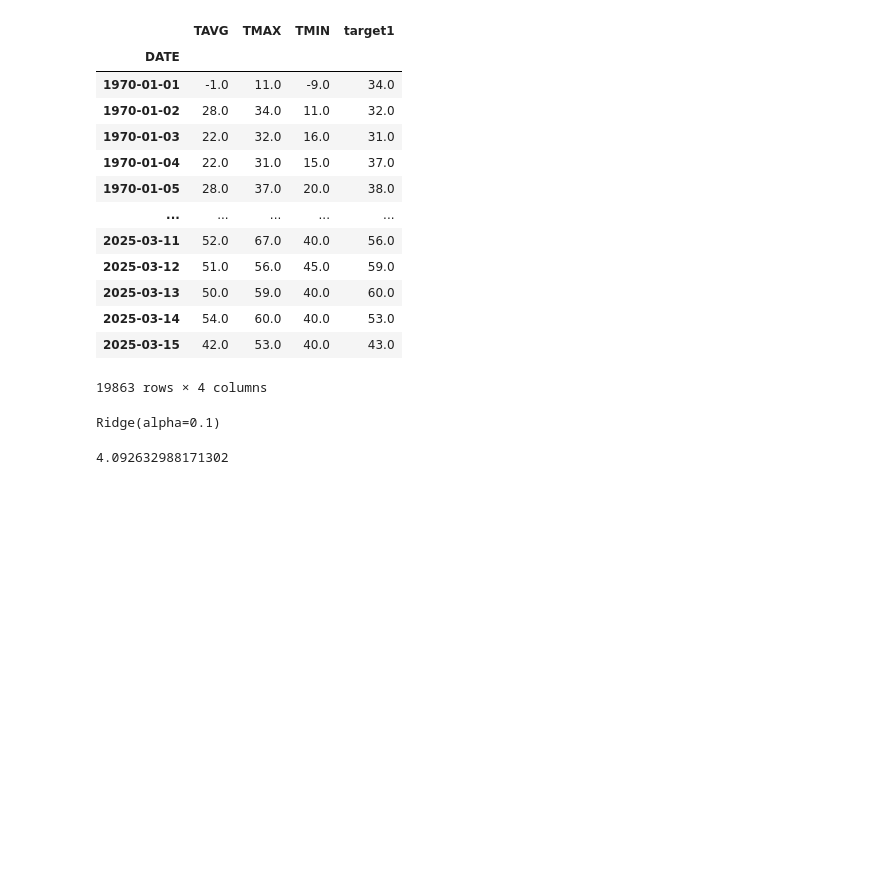
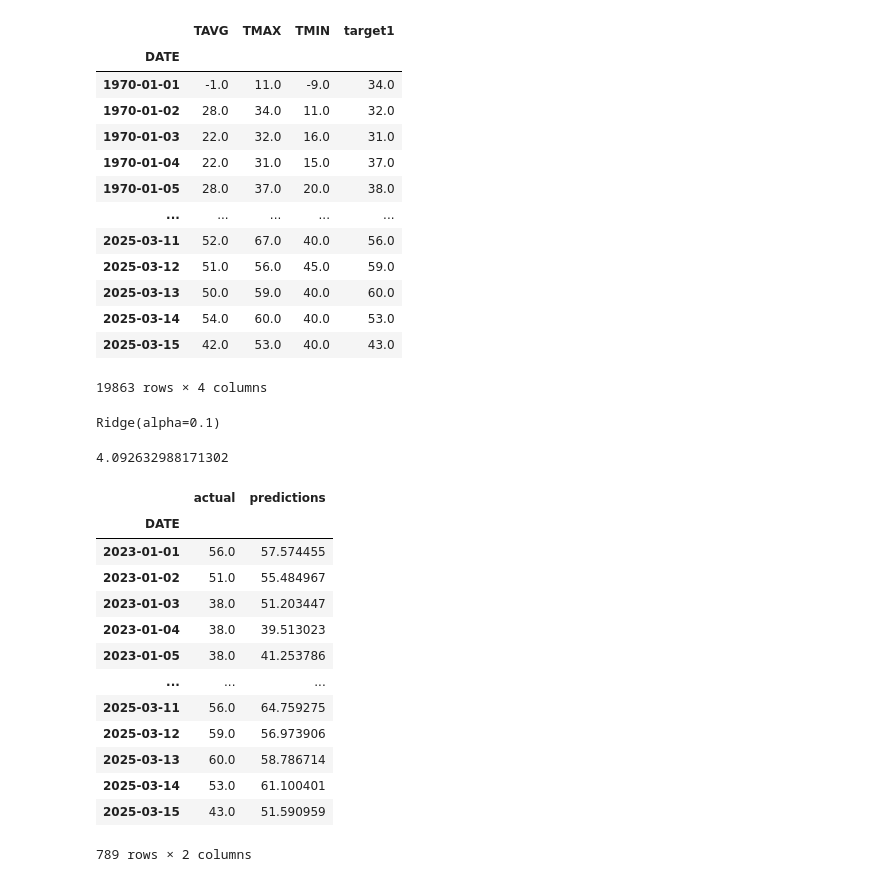
Before and after one commit to njnjfnj/Weather_predicter_backend, a Jupyter notebook: weather-ml/app/models/train.ipynb, the cells around one changed output. Drawn from its saved outputs; the diff is of its cells as text; code cells hidden in the pictures; blank space fills up the shorter version.

```diff
--- a/weather-ml/app/models/train.ipynb
+++ b/weather-ml/app/models/train.ipynb
@@ -214,0 +215,22 @@ mean_absolute_error(test["target1"], predictions) # вираховує сере
+# %%
+# Скомбінуймо реальні дані з передбаченнями
+
+combined = pd.concat([test["target1"], pd.Series(predictions, index = test.index)], axis=1)
+combined.columns = ["actual", "predictions"]
+
+combined
+# %% [output]
+|  | actual | predictions |
+| DATE |  |  |
+| 2023-01-01 | 56.0 | 57.574455 |
+| 2023-01-02 | 51.0 | 55.484967 |
+| 2023-01-03 | 38.0 | 51.203447 |
+| 2023-01-04 | 38.0 | 39.513023 |
+| 2023-01-05 | 38.0 | 41.253786 |
+| ... | ... | ... |
+| 2025-03-11 | 56.0 | 64.759275 |
+| 2025-03-12 | 59.0 | 56.973906 |
+| 2025-03-13 | 60.0 | 58.786714 |
+| 2025-03-14 | 53.0 | 61.100401 |
+| 2025-03-15 | 43.0 | 51.590959 |
+789 rows × 2 columns
```
Also changed, not shown: parts of 4 cells of this notebook.
